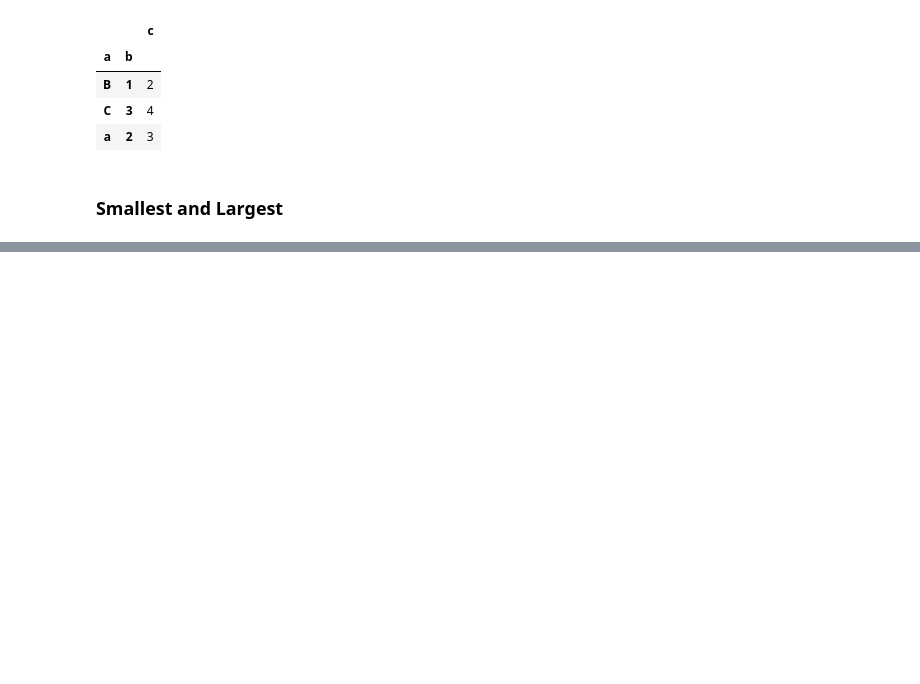
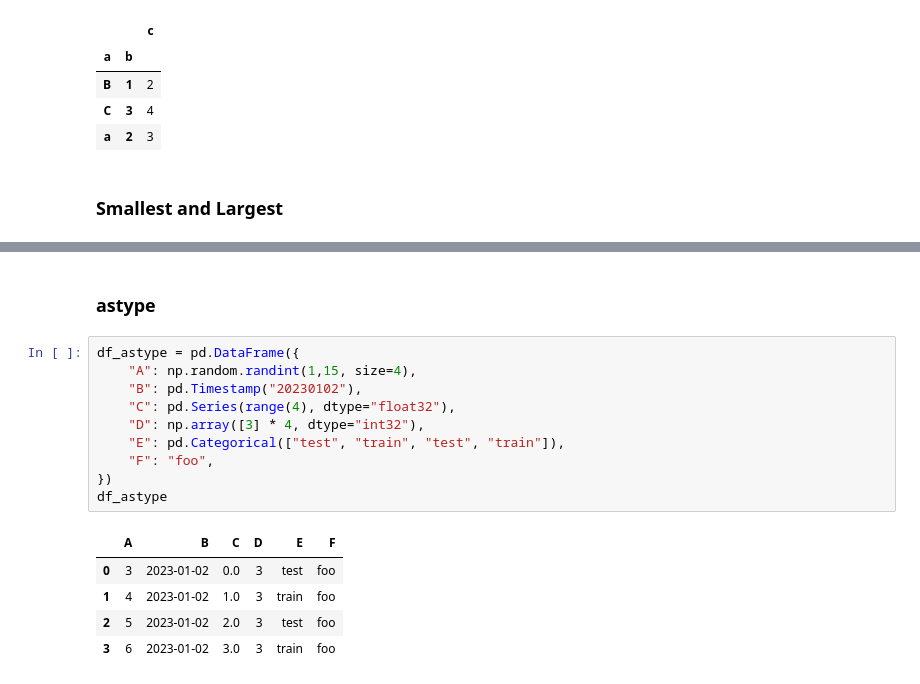
Before and after one commit to KumudithaSilva/pandas-data-science, a Jupyter notebook: Essential_Basis/essential_basis.ipynb, the cells around one changed output, grey strips where cells are left out. Drawn from its saved outputs; the diff is of its cells as text; blank space fills up the shorter version.

Commit message:
added astype

```diff
--- a/Essential_Basis/essential_basis.ipynb
+++ b/Essential_Basis/essential_basis.ipynb
@@ -617,0 +618,18 @@ dtype: int32
+# %% [markdown]
+### astype
+# %%
+df_astype = pd.DataFrame({
+    "A": np.random.randint(1,15, size=4),
+    "B": pd.Timestamp("20230102"),
+    "C": pd.Series(range(4), dtype="float32"),
+    "D": np.array([3] * 4, dtype="int32"),
+    "E": pd.Categorical(["test", "train", "test", "train"]),
+    "F": "foo",
+})
+df_astype
+# %% [output]
+|  | A | B | C | D | E | F |
+| 0 | 3 | 2023-01-02 | 0.0 | 3 | test | foo |
+| 1 | 4 | 2023-01-02 | 1.0 | 3 | train | foo |
+| 2 | 5 | 2023-01-02 | 2.0 | 3 | test | foo |
+| 3 | 6 | 2023-01-02 | 3.0 | 3 | train | foo |
```
Also changed, not shown: parts of 39 cells of this notebook.
